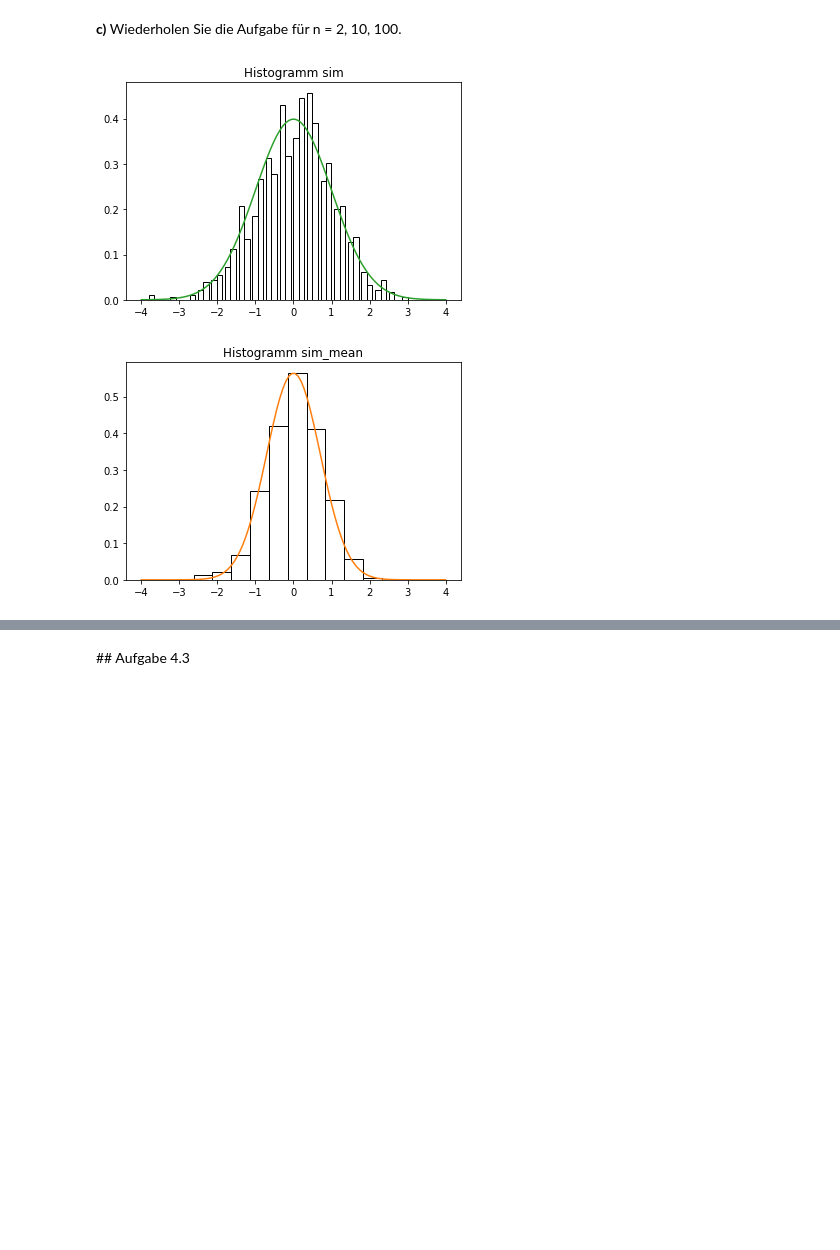
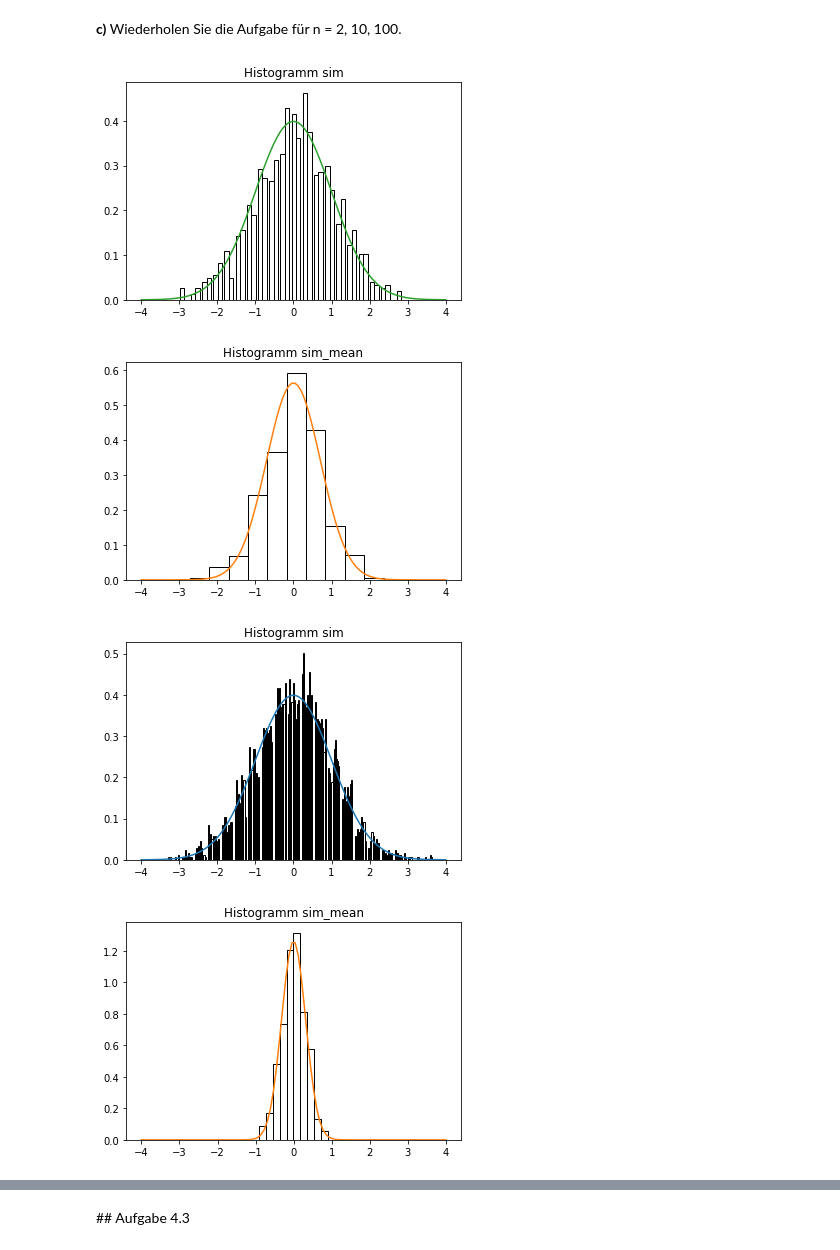
Before and after one commit to madotha/stat_exercises, a Jupyter notebook: SW04/STAT_Exercises_S04.ipynb, the cells around one changed output, grey strips where cells are left out. Drawn from its saved outputs; the diff is of its cells as text; code cells hidden in the pictures; blank space fills up the shorter version.

```diff
--- a/SW04/STAT_Exercises_S04.ipynb
+++ b/SW04/STAT_Exercises_S04.ipynb
@@ -84,26 +84,28 @@ plt.show()
 # %% [markdown]
 **c)** Wiederholen Sie die Aufgabe für n = 2, 10, 100.
 # %%
-n = 2
-m = 500
-ran = np.array(norm.rvs(size=n*m))
-sim = ran.reshape((n,m))
+for n in [2,10,100]:
+    m = 500
+    ran = np.array(norm.rvs(size=n*m))
+    sim = ran.reshape((n,m))
 
-plt.hist(sim.T, bins=20, density=True, edgecolor="black", facecolor="white")
-x = np.linspace(-4, 4, num=100)
-y = norm.pdf(x)
-plt.plot(x,y)
-plt.title("Histogramm sim")
-plt.show()
+    plt.hist(sim.T, bins=20, density=True, edgecolor="black", facecolor="white")
+    x = np.linspace(-4, 4, num=100)
+    y = norm.pdf(x)
+    plt.plot(x,y)
+    plt.title("Histogramm sim")
+    plt.show()
 
-sim_mean = sim.mean(axis=0)
-plt.hist(sim_mean, density=True, edgecolor="black",
-facecolor="white")
-x = np.linspace(-4, 4, num=100)
-y = norm.pdf(x, loc=0, scale=1/np.sqrt(n))
-plt.plot(x,y)
-plt.title("Histogramm sim_mean")
-plt.show()
+    sim_mean = sim.mean(axis=0)
+    plt.hist(sim_mean, density=True, edgecolor="black",
+    facecolor="white")
+    x = np.linspace(-4, 4, num=100)
+    y = norm.pdf(x, loc=0, scale=1/np.sqrt(n))
+    plt.plot(x,y)
+    plt.title("Histogramm sim_mean")
+    plt.show()
 # %% [output]
-[figure, old version]
+[figure, new version]
-[figure, old version]
+[figure, new version]
+[figure, added]
+[figure, added]
```
Also changed, not shown: parts of 5 cells of this notebook, 4 other files.
